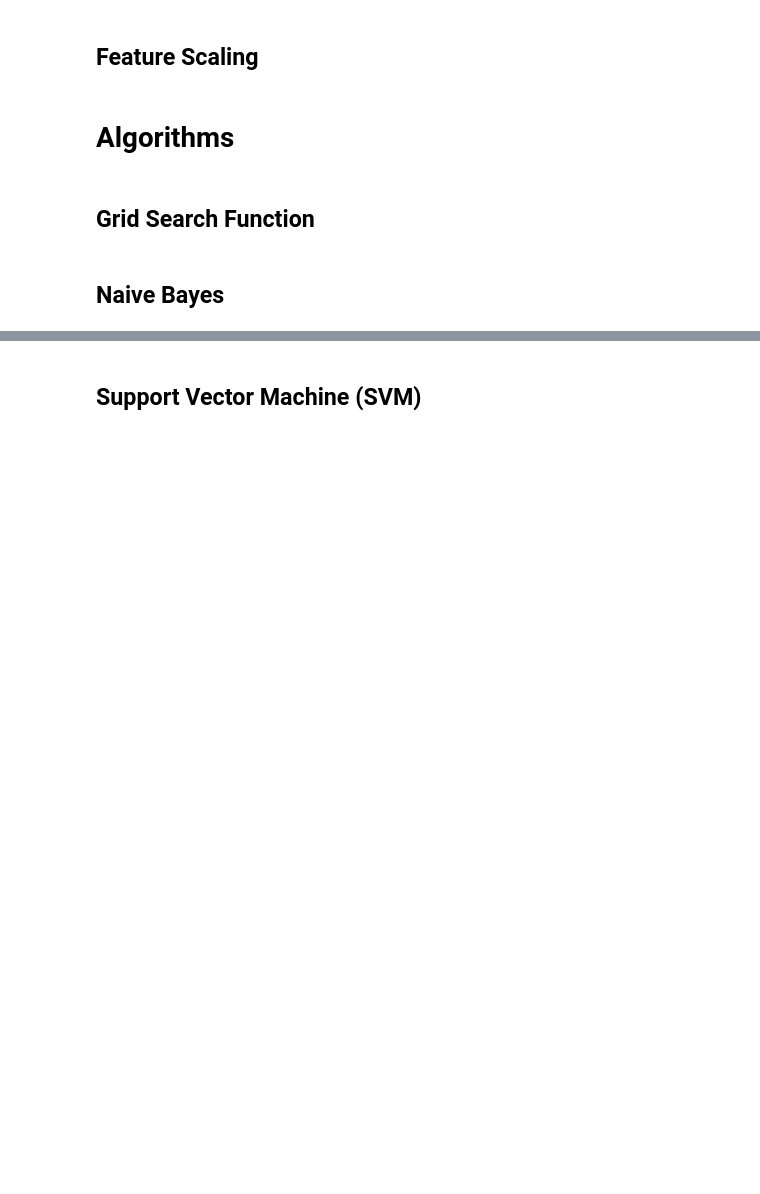
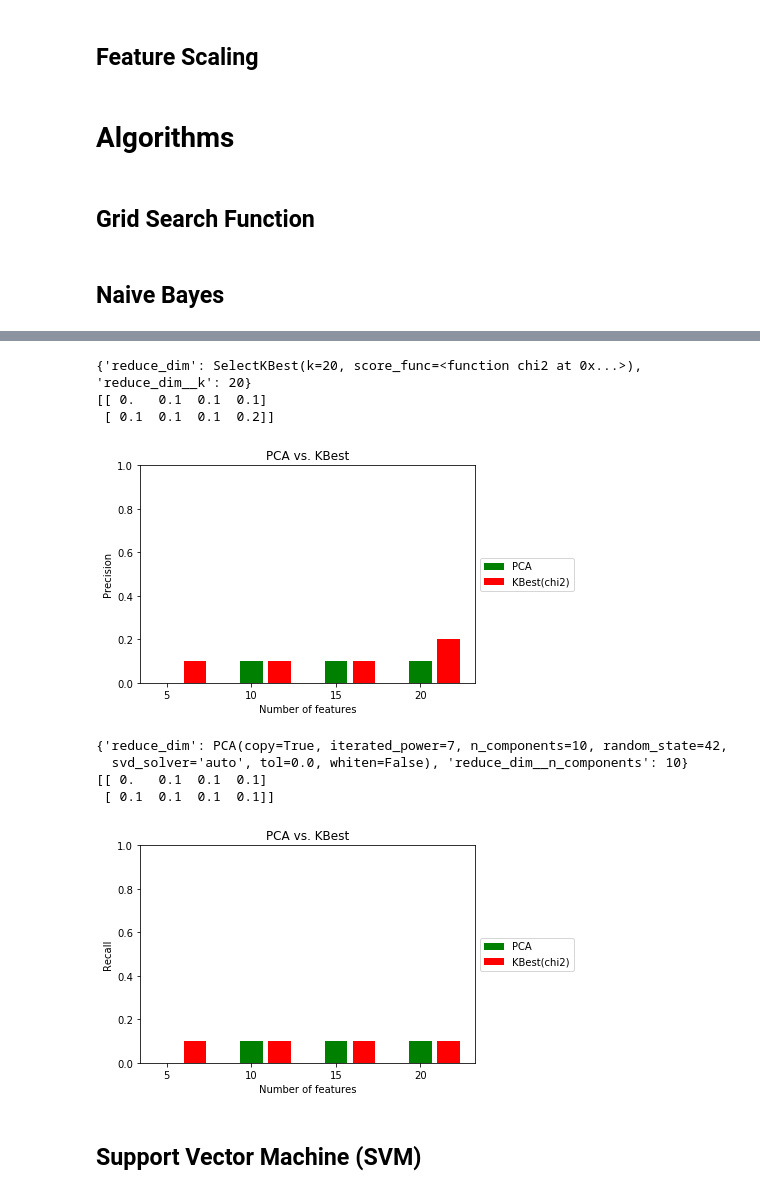
Before and after one commit to Haleh-Dolati/DAND-P5, a Jupyter notebook: P5-Copy2.ipynb, the cells around one changed output, grey strips where cells are left out. Drawn from its saved outputs; the diff is of its cells as text; code cells hidden in the pictures; blank space fills up the shorter version.

```diff
--- a/P5-Copy2.ipynb
+++ b/P5-Copy2.ipynb
@@ -205,7 +132,7 @@ http://scikit-learn.org/stable/modules/pipeline.html
 # %%
 # Provided to give you a starting point. Try a variety of classifiers.
 
-data = featureFormat(data_dict, features_list)
+data = featureFormat(my_dataset, features_list)
 labels, features = targetFeatureSplit(data)
 features_train, features_test, labels_train, labels_test = train_test_split(features, labels,  test_size=0.3, random_state=42)
 # %% [markdown]
@@ -223,32 +150,32 @@ scaled_feature_test = scaler.fit_transform(features_test)
 ## Grid Search Function
 # %%
 
-from __future__ import print_function, division
-import numpy as np
-import matplotlib.pyplot as plt
-from sklearn.datasets import load_digits
-from sklearn.model_selection import GridSearchCV
-from sklearn.pipeline import Pipeline
-from sklearn.svm import LinearSVC
-from sklearn.decomposition import PCA, NMF
-from sklearn.feature_selection import SelectKBest, chi2
-
-def GridSearch (pipe, param_grid, score_type, lenght, name):
-
+def GridSearch (classifier, score_type, name):
+    pipe = Pipeline([
+    ('reduce_dim', PCA()),
+    ('classify', classifier)
+    ])
+    N_FEATURES_OPTIONS = [5,10,15,20]
+    param_grid = [
+        {
+            'reduce_dim': [PCA(iterated_power=7, random_state=42)],
+            'reduce_dim__n_components': N_FEATURES_OPTIONS
+        },
+        {
+            'reduce_dim': [SelectKBest(chi2)],
+            'reduce_dim__k': N_FEATURES_OPTIONS
+        },
+    ]
     reducer_labels = ['PCA',  'KBest(chi2)']
     grid = GridSearchCV(pipe, cv=5, param_grid=param_grid,  scoring = score_type)
     grid.fit(scaled_feature_train, labels_train)
-    from sklearn.metrics import classification_report
-    clf = grid.best_estimator_
+    clf_grid = grid.best_estimator_
     print (grid.best_params_)
-
-
     mean_scores = np.array(grid.cv_results_['mean_test_score'])
 
-    mean_scores = mean_scores.reshape(lenght, -1, len(N_FEATURES_OPTIONS))
+    mean_scores = mean_scores.reshape(1, -1, len(N_FEATURES_OPTIONS))
     mean_scores = mean_scores.max(axis=0)
     print (mean_scores)
-#     print (mean_scores_max)
 
     bar_offsets = (np.arange(len(N_FEATURES_OPTIONS)) *
                    (len(reducer_labels) + 1) + .5)
@@ -303,2 +197,18 @@ GridSearch (pipe_GaussianNB, param_grid_GaussianNB, 'precision', lenght, 'Precis
+# %%
+#Naive Bayes
+classifier =LinearSVC()
+GridSearch (classifier, 'precision', 'Accuracy')
+GridSearch (classifier, 'precision', 'Precision')
+GridSearch (classifier, 'recall', 'Recall')
+# %% [output]
+{'reduce_dim': SelectKBest(k=20, score_func=<function chi2 at 0x...>), 'reduce_dim__k': 20}
+[[ 0.   0.1  0.1  0.1]
+ [ 0.1  0.1  0.1  0.2]]
+[figure, added]
+{'reduce_dim': PCA(copy=True, iterated_power=7, n_components=10, random_state=42,
+  svd_solver='auto', tol=0.0, whiten=False), 'reduce_dim__n_components': 10}
+[[ 0.   0.1  0.1  0.1]
+ [ 0.1  0.1  0.1  0.1]]
+[figure, added]
 # %% [markdown]
 ## Support Vector Machine (SVM)
```
Also changed, not shown: parts of 26 cells of this notebook, 3 other files.
